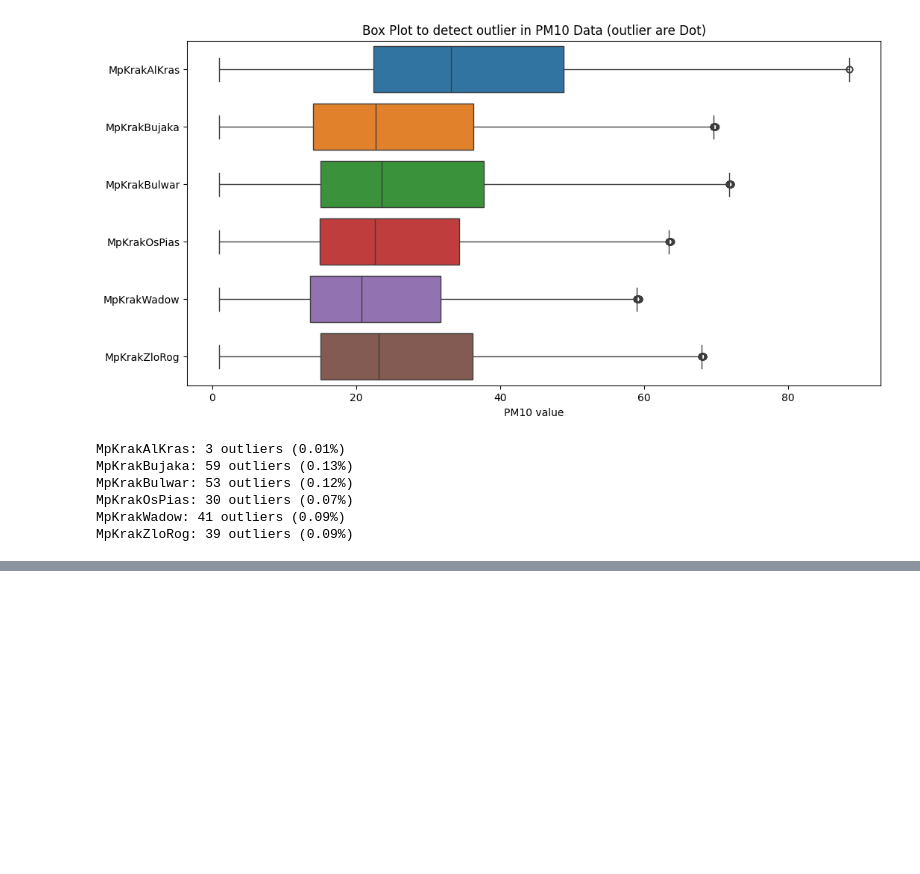
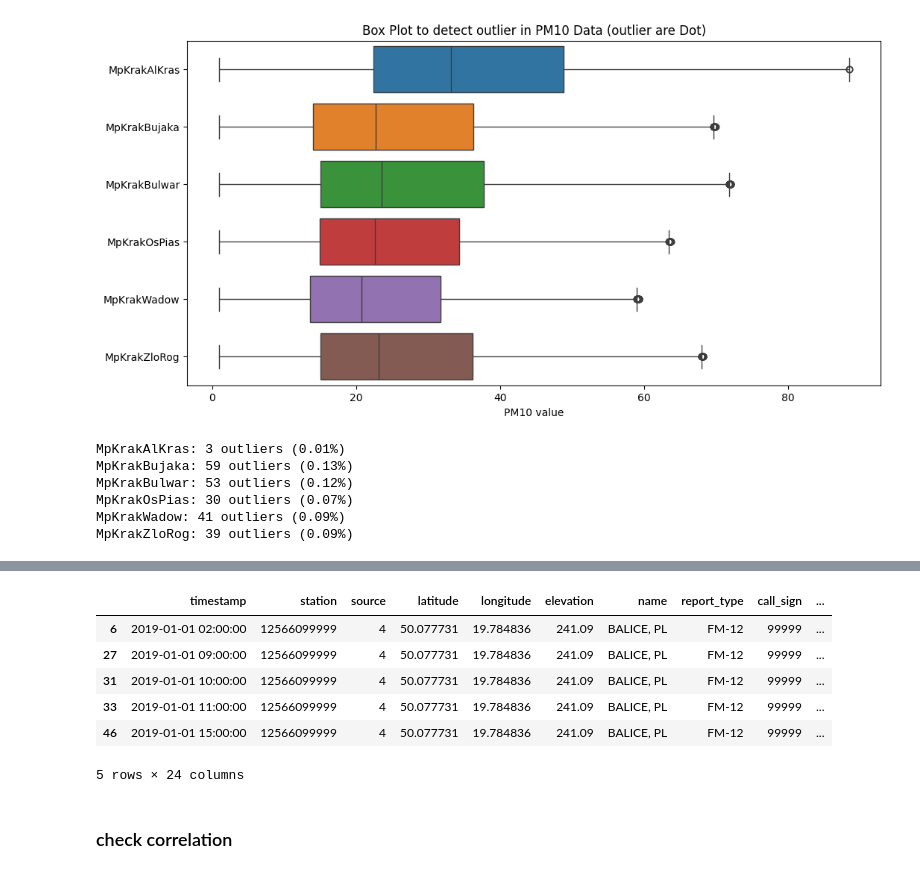
Before and after one commit to NguyenThanhNamIT/AIRPPMHackathon, a Jupyter notebook: src/preprocessing/preprocess.ipynb, the cells around one changed output, grey strips where cells are left out. Drawn from its saved outputs; the diff is of its cells as text; code cells hidden in the pictures; blank space fills up the shorter version.

```diff
--- a/src/preprocessing/preprocess.ipynb
+++ b/src/preprocessing/preprocess.ipynb
@@ -424,0 +485,12 @@ MpKrakZloRog: 39 outliers (0.09%)
+# %%
+weather_all_data.head()
+# %% [output]
+|  | timestamp | station | source | latitude | longitude | elevation | name | report_type | call_sign | ... |
+| 6 | 2019-01-01 02:00:00 | 12566099999 | 4 | 50.077731 | 19.784836 | 241.09 | BALICE, PL | FM-12 | 99999 | ... |
+| 27 | 2019-01-01 09:00:00 | 12566099999 | 4 | 50.077731 | 19.784836 | 241.09 | BALICE, PL | FM-12 | 99999 | ... |
+| 31 | 2019-01-01 10:00:00 | 12566099999 | 4 | 50.077731 | 19.784836 | 241.09 | BALICE, PL | FM-12 | 99999 | ... |
+| 33 | 2019-01-01 11:00:00 | 12566099999 | 4 | 50.077731 | 19.784836 | 241.09 | BALICE, PL | FM-12 | 99999 | ... |
+| 46 | 2019-01-01 15:00:00 | 12566099999 | 4 | 50.077731 | 19.784836 | 241.09 | BALICE, PL | FM-12 | 99999 | ... |
+5 rows × 24 columns
+# %% [markdown]
+### check correlation
```
Also changed, not shown: parts of 4 cells of this notebook, 2 other files.
